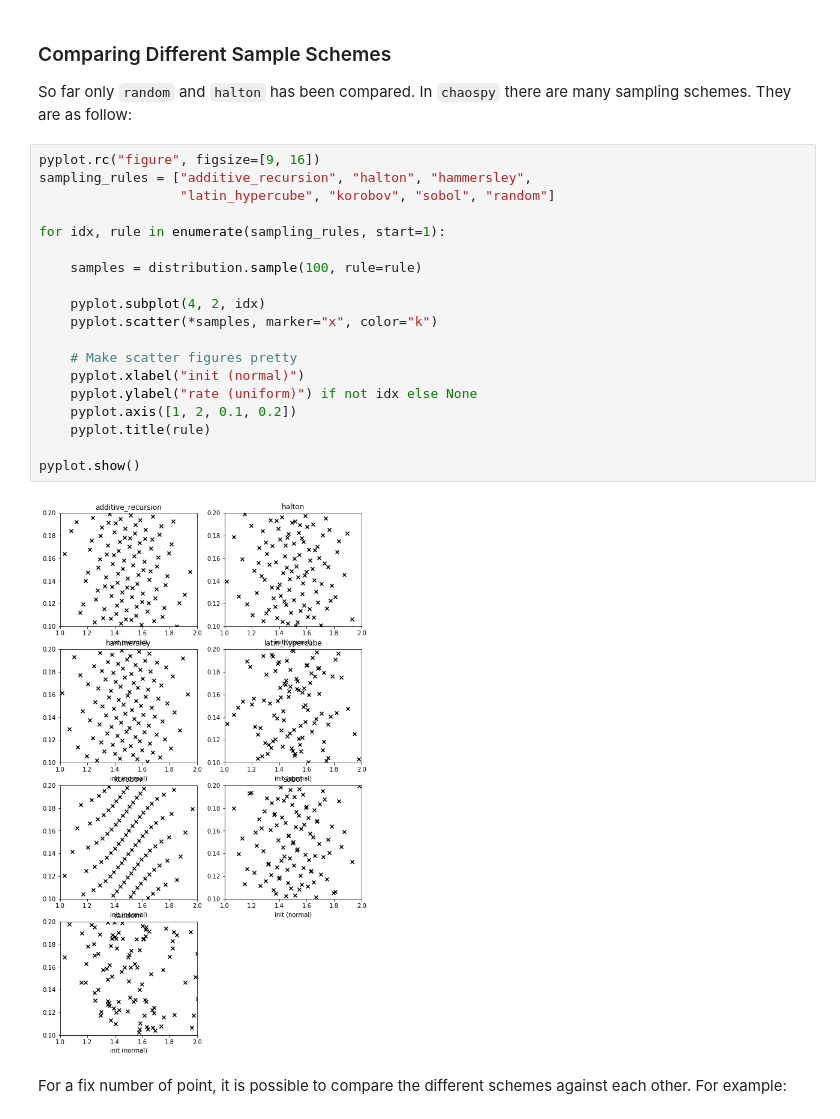
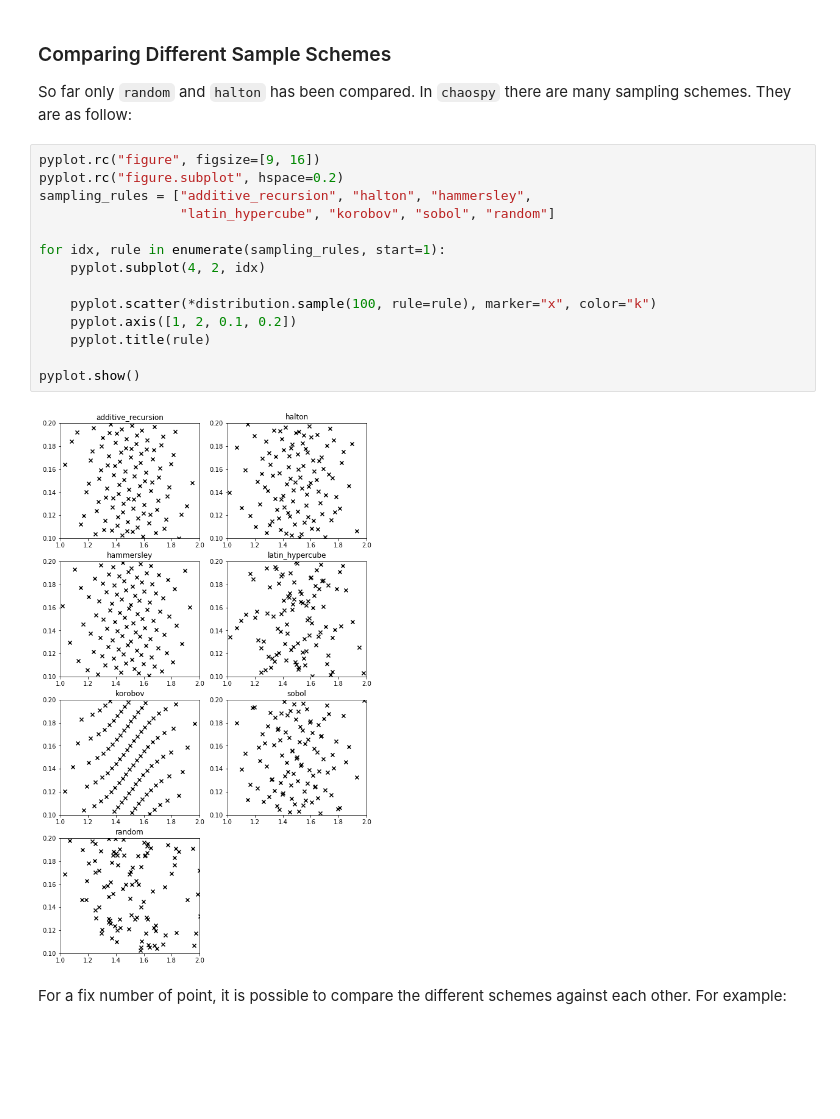
Before and after one commit to jonathf/chaospy, a Jupyter notebook: docs/tutorials/introduction/monte_carlo_integration.ipynb, the cells around one changed output. Saved outputs shown, nothing was run; the diff lists cells and outputs as text; blank space fills up the shorter version.

```diff
--- a/docs/tutorials/introduction/monte_carlo_integration.ipynb
+++ b/docs/tutorials/introduction/monte_carlo_integration.ipynb
@@ -197,25 +194,20 @@ So far only `random` and `halton` has been compared. In `chaospy` there are many
 They are as follow:
 # %%
 pyplot.rc("figure", figsize=[9, 16])
+pyplot.rc("figure.subplot", hspace=0.2)
 sampling_rules = ["additive_recursion", "halton", "hammersley",
                   "latin_hypercube", "korobov", "sobol", "random"]
 
 for idx, rule in enumerate(sampling_rules, start=1):
+    pyplot.subplot(4, 2, idx)
 
-    samples = distribution.sample(100, rule=rule)
-
-    pyplot.subplot(4, 2, idx)
-    pyplot.scatter(*samples, marker="x", color="k")
-
-    # Make scatter figures pretty
-    pyplot.xlabel("init (normal)")
-    pyplot.ylabel("rate (uniform)") if not idx else None
+    pyplot.scatter(*distribution.sample(100, rule=rule), marker="x", color="k")
     pyplot.axis([1, 2, 0.1, 0.2])
     pyplot.title(rule)
 
 pyplot.show()
 # %% [output]
-[figure, old version]
+[figure, new version]
 # %% [markdown]
 For a fix number of point, it is possible to compare the different schemes against each other. For example:
 # %%
```
Also changed, not shown: parts of 4 cells of this notebook, 1 other file.
